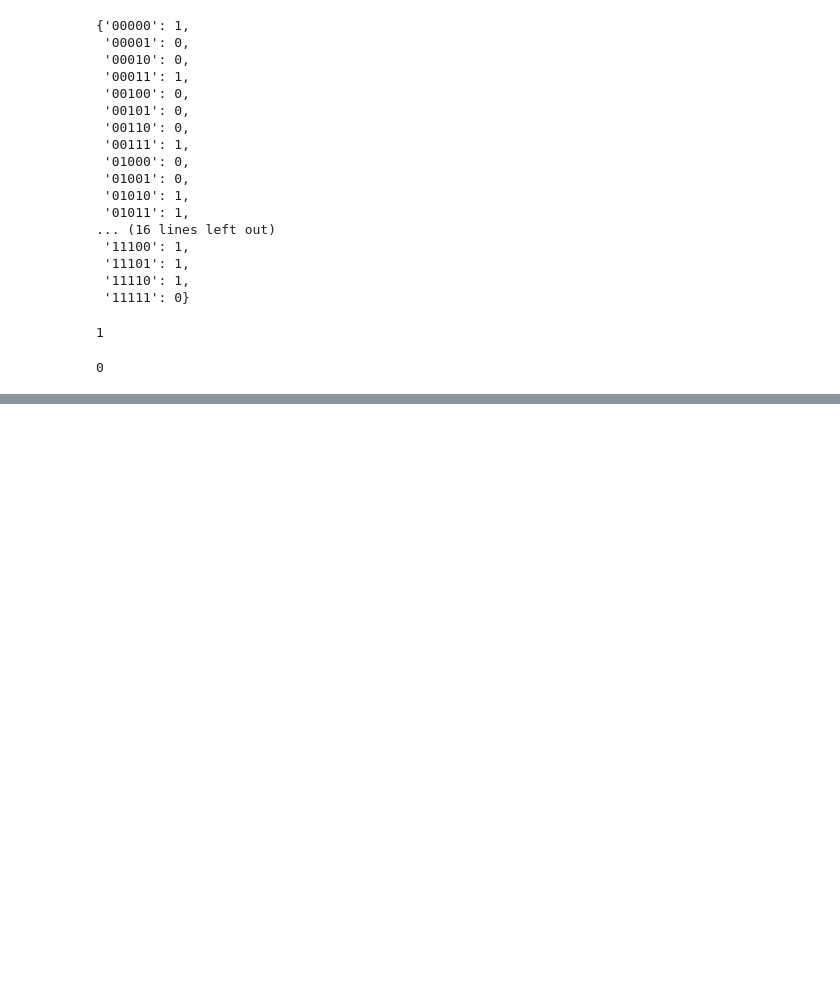
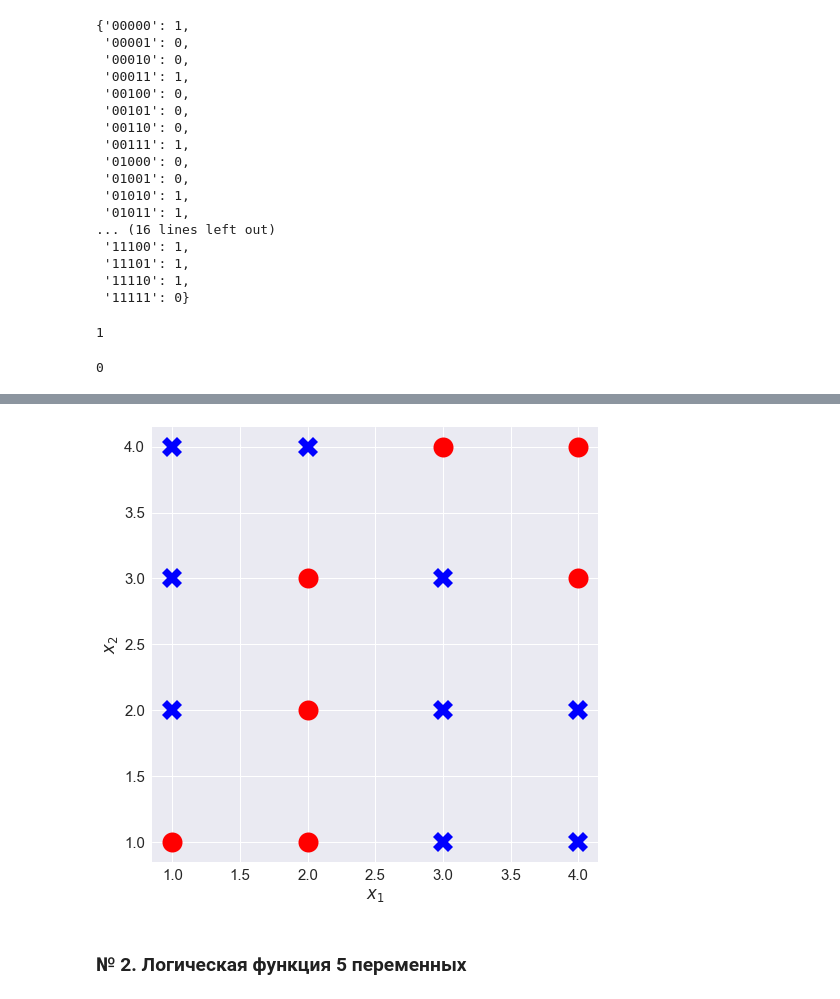
Before and after one commit to vaddya/neural-networks, a Jupyter notebook: lab0/code/lab0.ipynb, the cells around one changed output, grey strips where cells are left out. Saved outputs shown, nothing was run; the diff lists cells and outputs as text; code cells hidden in the pictures; blank space fills up the shorter version.

```diff
--- a/lab0/code/lab0.ipynb
+++ b/lab0/code/lab0.ipynb
@@ -17,6 +28,10 @@ map1 = [['O' if rnd.random() > 0.5 else 'X' for i in range(4)] for j in range(4)
 # %%
 def f1(x):
-    return map1[x[0] - 1][x[1] - 1]
+    x = np.array(x)
+    if len(x.shape) == 1:
+        return map1[x[0] - 1, x[1] - 1]
+    else:
+        return np.array([f1(xi) for xi in x])[np.newaxis].T
 # %%
 def print_map1():
     print('x1\\x2', end='  ')
@@ -182,0 +228,4 @@ plt.show()
+# %%
+k = np.abs(np.sin(np.arange(8) + 1)) * 10
+for i in range(len(k)):
+    print('k{} = {}'.format(i, k[i]))
@@ -182,0 +253,6 @@ plt.show()
+# %%
+p_1 = np.reshape(np.transpose(np.meshgrid([1, 2, 3, 4], [1, 2, 3, 4])), (16, 2))
+t_1 = f1(p_1)
+
+for i in range(len(p_1)):
+    print(p_1[i], '->', t_1[i][0])
@@ -182,0 +276,14 @@ plt.show()
+# %%
+fig = plt.figure(figsize=(8, 8))
+for i in range(len(p_1)):
+    [x1, x2] = p_1[i]
+    y = t_1[i][0]
+    m = 'X' if y == 'X' else 'o'
+    plt.plot(x1, x2, m, markersize=20, color=('r' if y == 'O' else 'b'))
+plt.xlabel('$x_1$')
+plt.ylabel('$x_2$')
+plt.show()
+# %% [output]
+[figure, added]
+# %% [markdown]
+### № 2. Логическая функция 5 переменных
```
Also changed, not shown: parts of 48 cells of this notebook.
